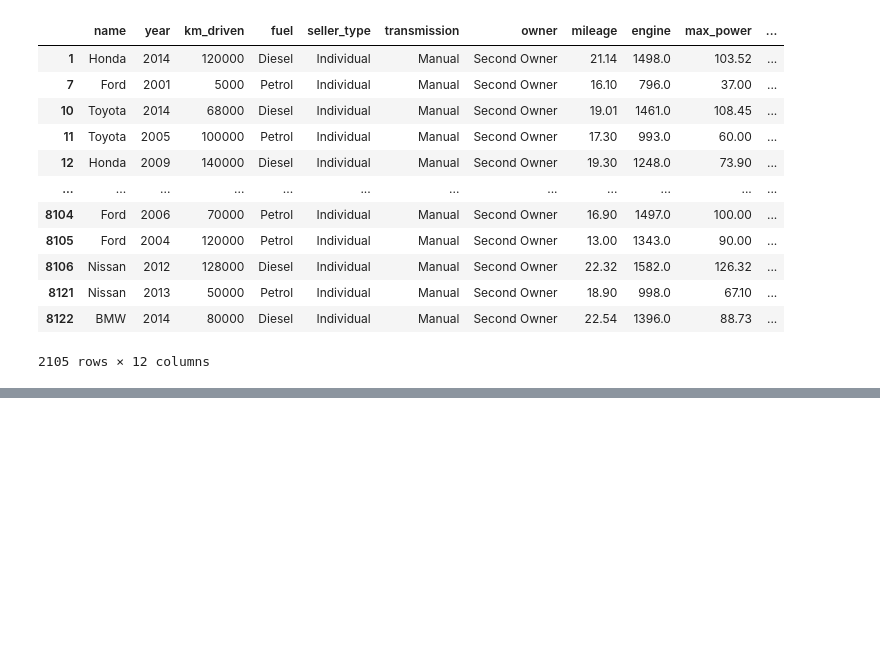
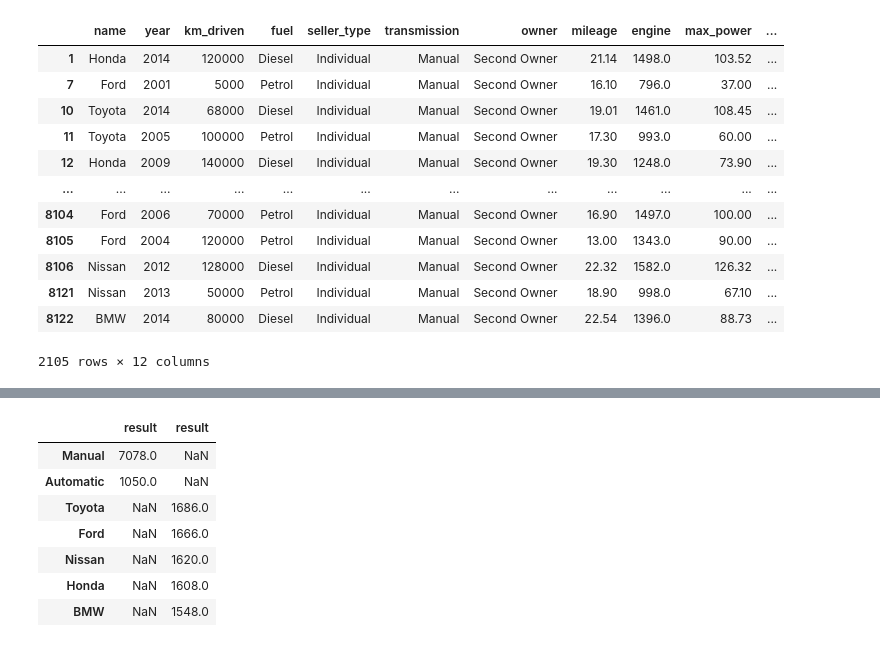
Before and after one commit to MohamedAbdelmaboud/ML, a Jupyter notebook: Pandas/pandas.ipynb, the cells around one changed output, grey strips where cells are left out. Cells and saved outputs as stored; diff of their text form; code cells hidden in the pictures; blank space fills up the shorter version.

```diff
--- a/Pandas/pandas.ipynb
+++ b/Pandas/pandas.ipynb
@@ -350,0 +514,15 @@ df[filt]
+# %%
+names=df['name'].value_counts()
+trans=df['transmission'].value_counts()
+concat=pd.concat([trans,names],axis='columns')
+# %%
+concat.rename(columns={'count':'result'})
+# %% [output]
+|  | result | result |
+| Manual | 7078.0 | NaN |
+| Automatic | 1050.0 | NaN |
+| Toyota | NaN | 1686.0 |
+| Ford | NaN | 1666.0 |
+| Nissan | NaN | 1620.0 |
+| Honda | NaN | 1608.0 |
+| BMW | NaN | 1548.0 |
```
Also changed, not shown: parts of 20 cells of this notebook, 1 other file.
